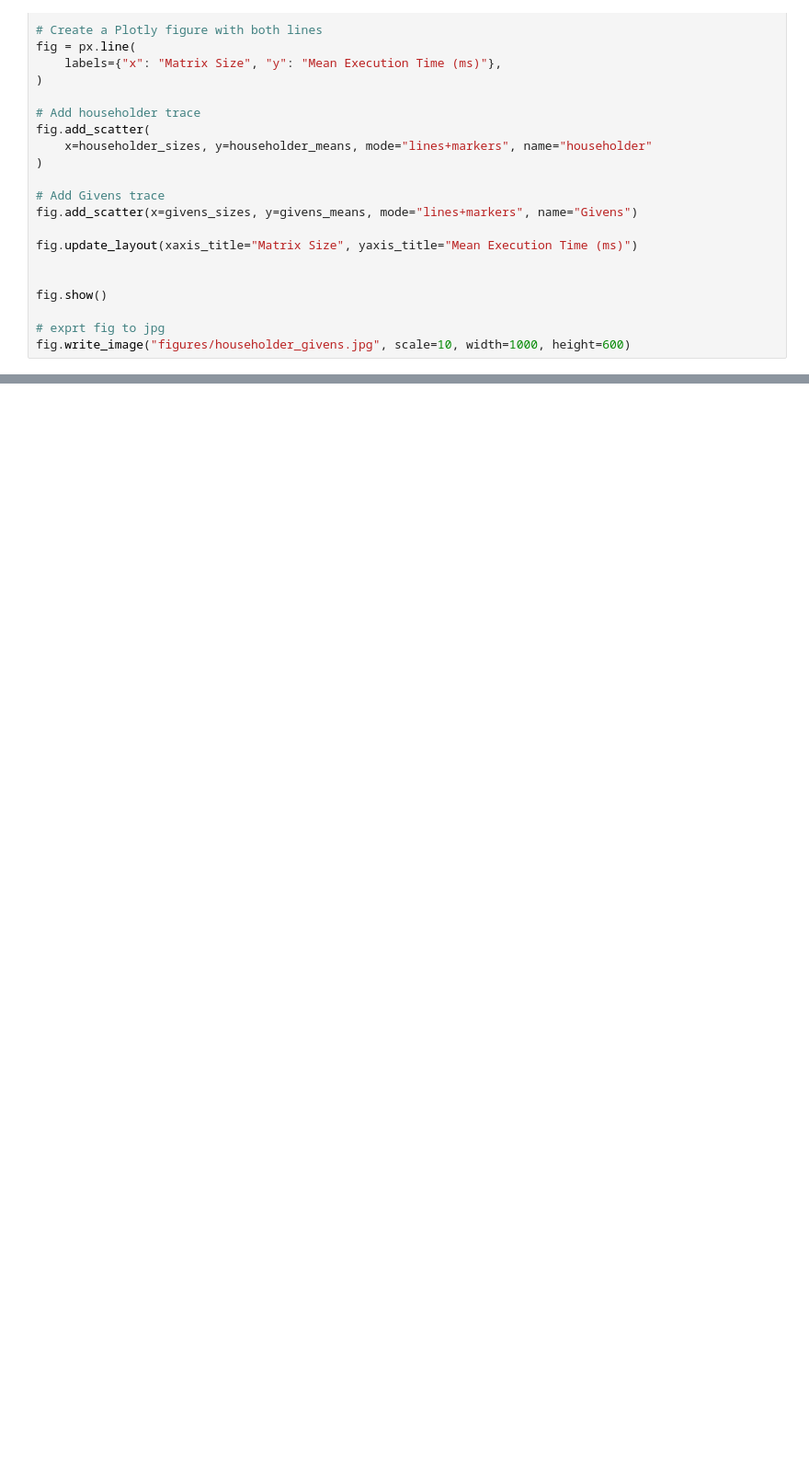
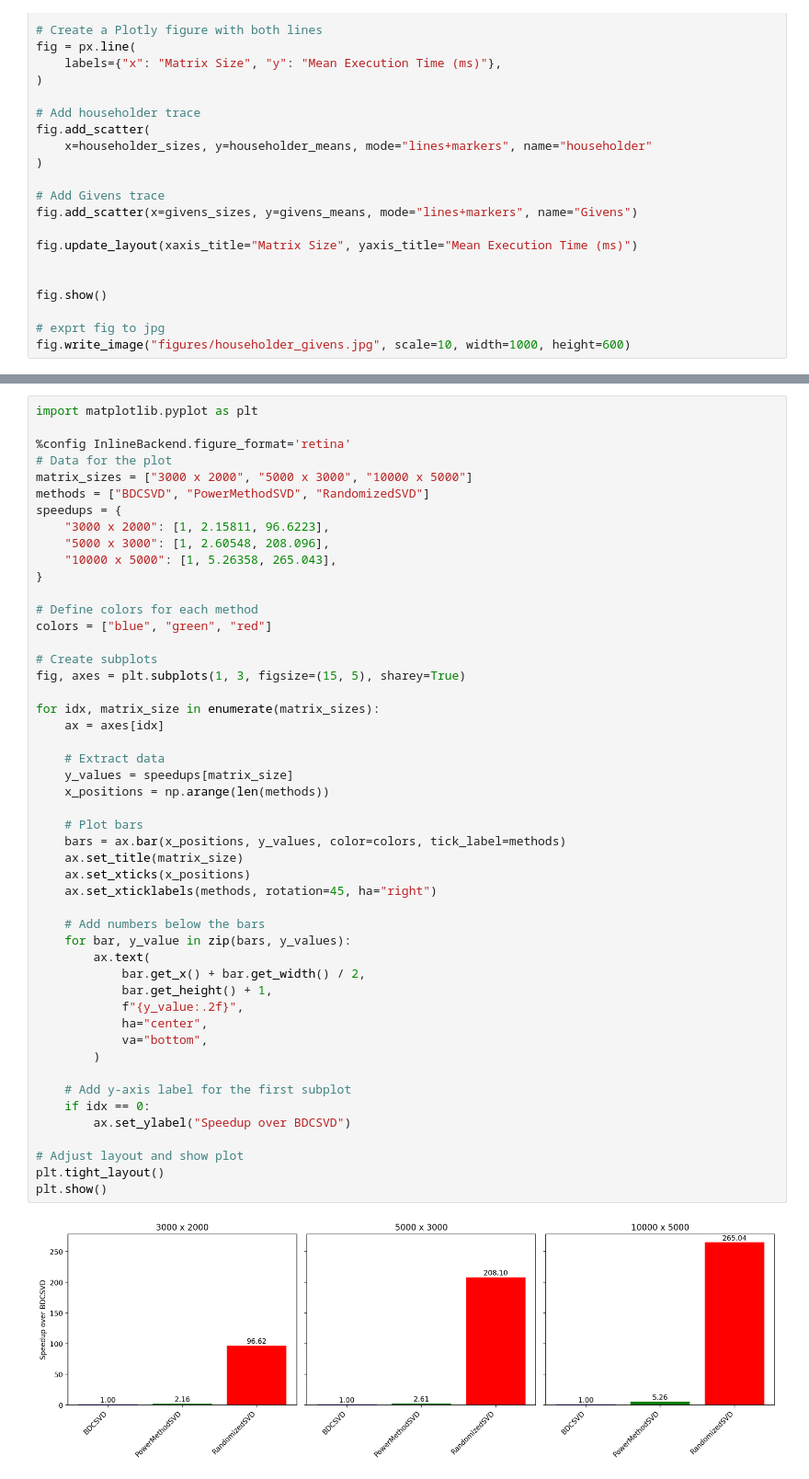
Before and after one commit to Peng-Rao/03-rsvd-team-3, a Jupyter notebook: python/analysis.ipynb, the cells around one changed output, grey strips where cells are left out. Shown at 92% size. Saved outputs shown, nothing was run; the diff lists cells and outputs as text; blank space fills up the shorter version.

```diff
--- a/python/analysis.ipynb
+++ b/python/analysis.ipynb
@@ -115,0 +241,51 @@ fig.write_image("figures/householder_givens.jpg", scale=10, width=1000, height=6
+# %%
+import matplotlib.pyplot as plt
+
+%config InlineBackend.figure_format='retina'
+# Data for the plot
+matrix_sizes = ["3000 x 2000", "5000 x 3000", "10000 x 5000"]
+methods = ["BDCSVD", "PowerMethodSVD", "RandomizedSVD"]
+speedups = {
+    "3000 x 2000": [1, 2.15811, 96.6223],
+    "5000 x 3000": [1, 2.60548, 208.096],
+    "10000 x 5000": [1, 5.26358, 265.043],
+}
+
+# Define colors for each method
+colors = ["blue", "green", "red"]
+
+# Create subplots
+fig, axes = plt.subplots(1, 3, figsize=(15, 5), sharey=True)
+
+for idx, matrix_size in enumerate(matrix_sizes):
+    ax = axes[idx]
+
+    # Extract data
+    y_values = speedups[matrix_size]
+    x_positions = np.arange(len(methods))
+
+    # Plot bars
+    bars = ax.bar(x_positions, y_values, color=colors, tick_label=methods)
+    ax.set_title(matrix_size)
+    ax.set_xticks(x_positions)
+    ax.set_xticklabels(methods, rotation=45, ha="right")
+
+    # Add numbers below the bars
+    for bar, y_value in zip(bars, y_values):
+        ax.text(
+            bar.get_x() + bar.get_width() / 2,
+            bar.get_height() + 1,
+            f"{y_value:.2f}",
+            ha="center",
+            va="bottom",
+        )
+
+    # Add y-axis label for the first subplot
+    if idx == 0:
+        ax.set_ylabel("Speedup over BDCSVD")
+
+# Adjust layout and show plot
+plt.tight_layout()
+plt.show()
+# %% [output]
+[figure, added]
```
Also changed, not shown: parts of 10 cells of this notebook, 41 other files.
